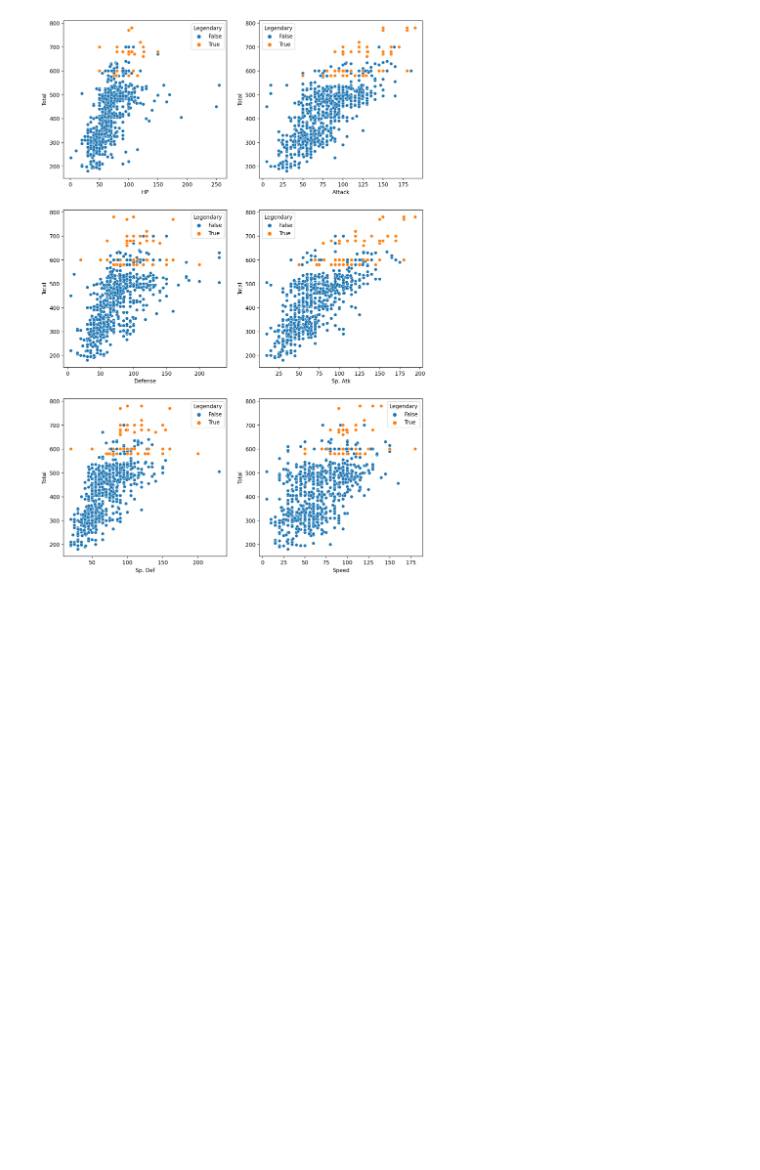
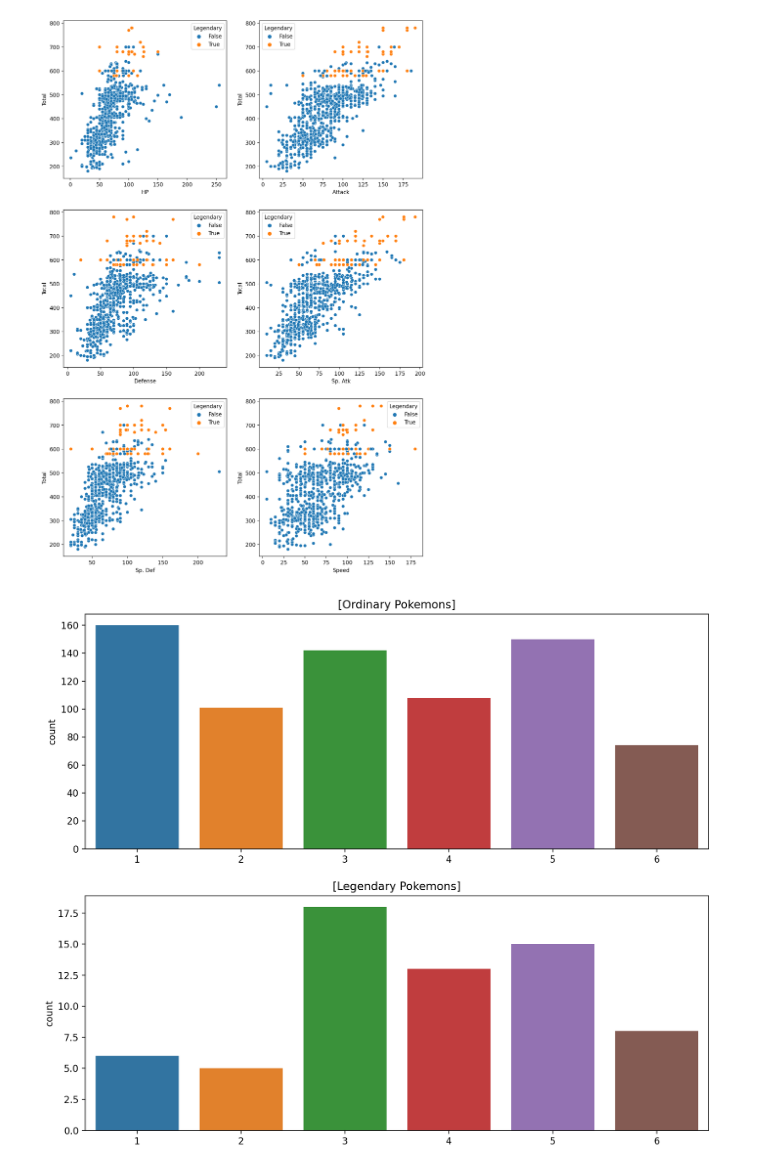
Before and after one commit to HWMV/No_use_repo_Aiffel, a Jupyter notebook: Machine_Learning/Main_quest2/Go_poketmon.ipynb, the cells around one changed output. Saved outputs shown, nothing was run; the diff lists cells and outputs as text; code cells hidden in the pictures; blank space fills up the shorter version.

```diff
--- a/Machine_Learning/Main_quest2/Go_poketmon.ipynb
+++ b/Machine_Learning/Main_quest2/Go_poketmon.ipynb
@@ -342,3 +342,16 @@ sns.scatterplot(data=poketmon, y="Total", x="Speed", hue="Legendary", ax=ax6)
 plt.show()
 # %% [output]
 [figure]
+# %%
+# Generation 포켓몬의 세대
+plt.figure(figsize=(12, 10))
+
+plt.subplot(211)
+sns.countplot(data=ordinary, x="Generation").set_xlabel('')
+plt.title("[Ordinary Pokemons]")
+plt.subplot(212)
+sns.countplot(data=legendary, x="Generation").set_xlabel('')
+plt.title("[Legendary Pokemons]")
+plt.show()
+# %% [output]
+[figure, added]
```
Also changed, not shown: parts of 34 cells of this notebook.
